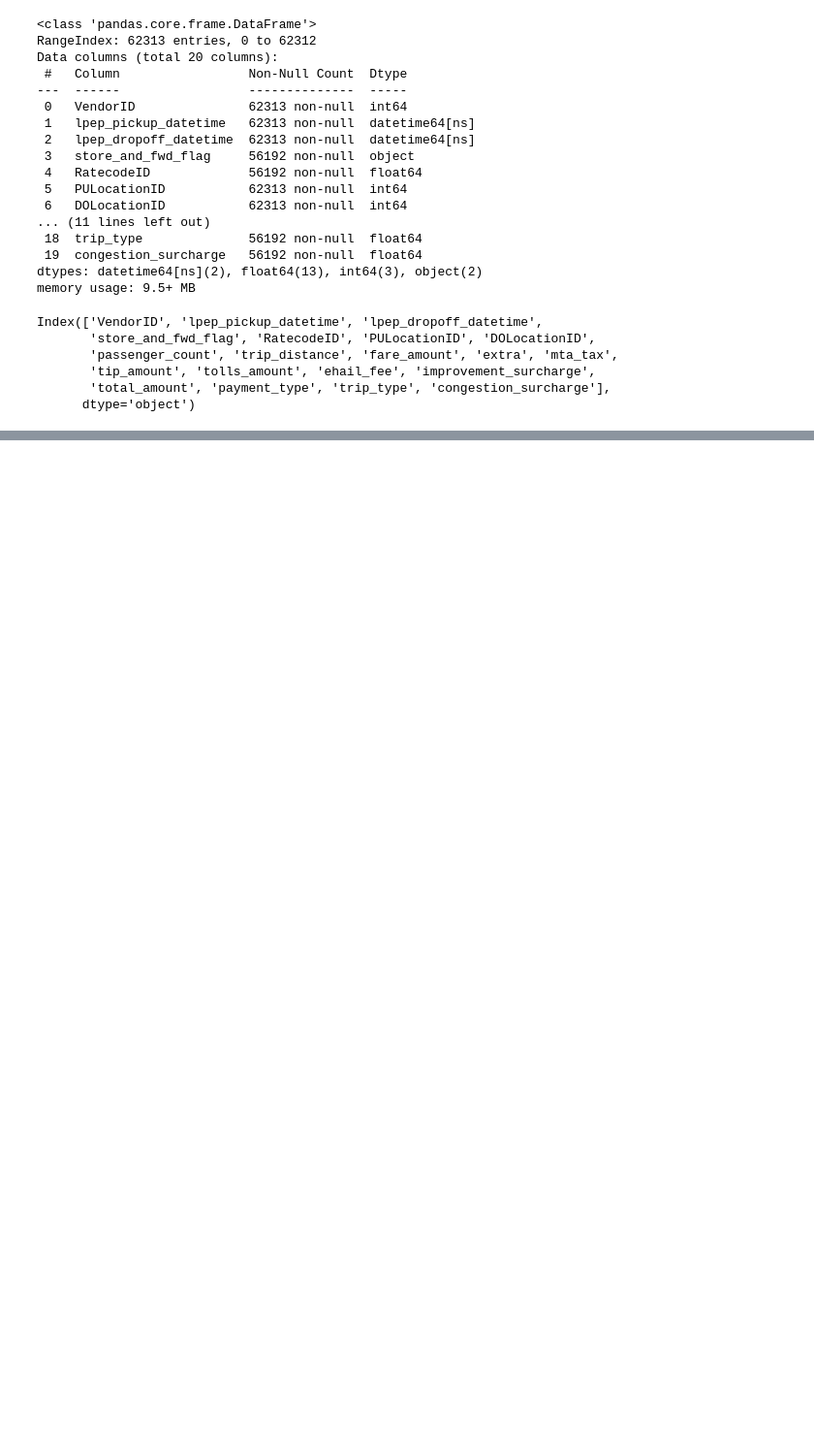
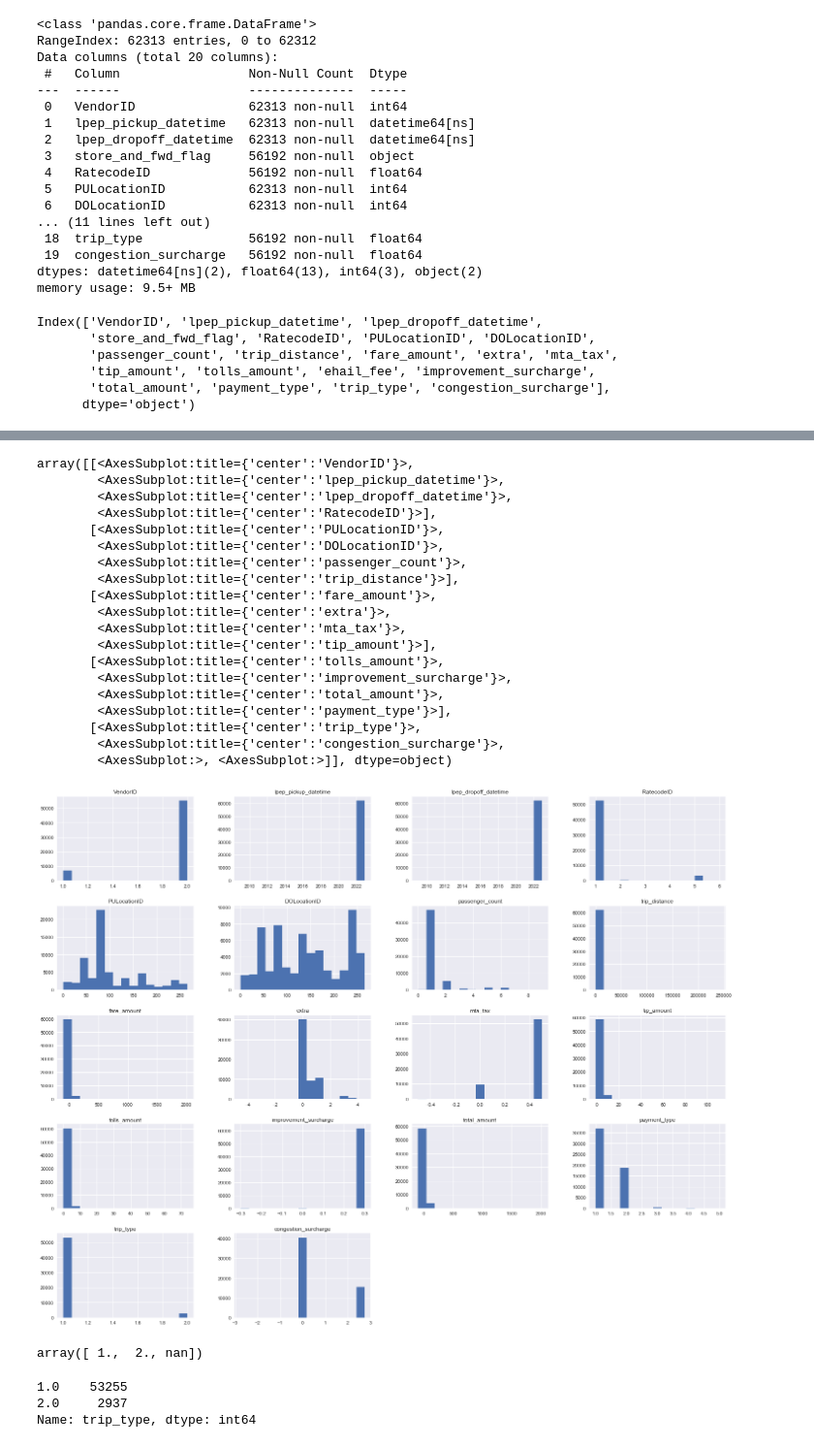
Before and after one commit to abideen-olawuwo/nyc-taxi, a Jupyter notebook: nyc_taxi.ipynb, the cells around one changed output, grey strips where cells are left out. Shown at 97% size. Drawn from its saved outputs; the diff is of its cells as text; code cells hidden in the pictures; blank space fills up the shorter version.

```diff
--- a/nyc_taxi.ipynb
+++ b/nyc_taxi.ipynb
@@ -46,0 +89,34 @@ Index(['VendorID', 'lpep_pickup_datetime', 'lpep_dropoff_datetime',
+# %%
+plt.style.use("seaborn")
+df.hist(figsize=(25,20), bins=15)
+# %% [output]
+array([[<AxesSubplot:title={'center':'VendorID'}>,
+        <AxesSubplot:title={'center':'lpep_pickup_datetime'}>,
+        <AxesSubplot:title={'center':'lpep_dropoff_datetime'}>,
+        <AxesSubplot:title={'center':'RatecodeID'}>],
+       [<AxesSubplot:title={'center':'PULocationID'}>,
+        <AxesSubplot:title={'center':'DOLocationID'}>,
+        <AxesSubplot:title={'center':'passenger_count'}>,
+        <AxesSubplot:title={'center':'trip_distance'}>],
+       [<AxesSubplot:title={'center':'fare_amount'}>,
+        <AxesSubplot:title={'center':'extra'}>,
+        <AxesSubplot:title={'center':'mta_tax'}>,
+        <AxesSubplot:title={'center':'tip_amount'}>],
+       [<AxesSubplot:title={'center':'tolls_amount'}>,
+        <AxesSubplot:title={'center':'improvement_surcharge'}>,
+        <AxesSubplot:title={'center':'total_amount'}>,
+        <AxesSubplot:title={'center':'payment_type'}>],
+       [<AxesSubplot:title={'center':'trip_type'}>,
+        <AxesSubplot:title={'center':'congestion_surcharge'}>,
+        <AxesSubplot:>, <AxesSubplot:>]], dtype=object)
+[figure, added]
+# %%
+df['trip_type'].unique()
+# %% [output]
+array([ 1.,  2., nan])
+# %%
+df['trip_type'].value_counts()
+# %% [output]
+1.0    53255
+2.0     2937
+Name: trip_type, dtype: int64
```
Also changed, not shown: parts of 11 cells of this notebook.
